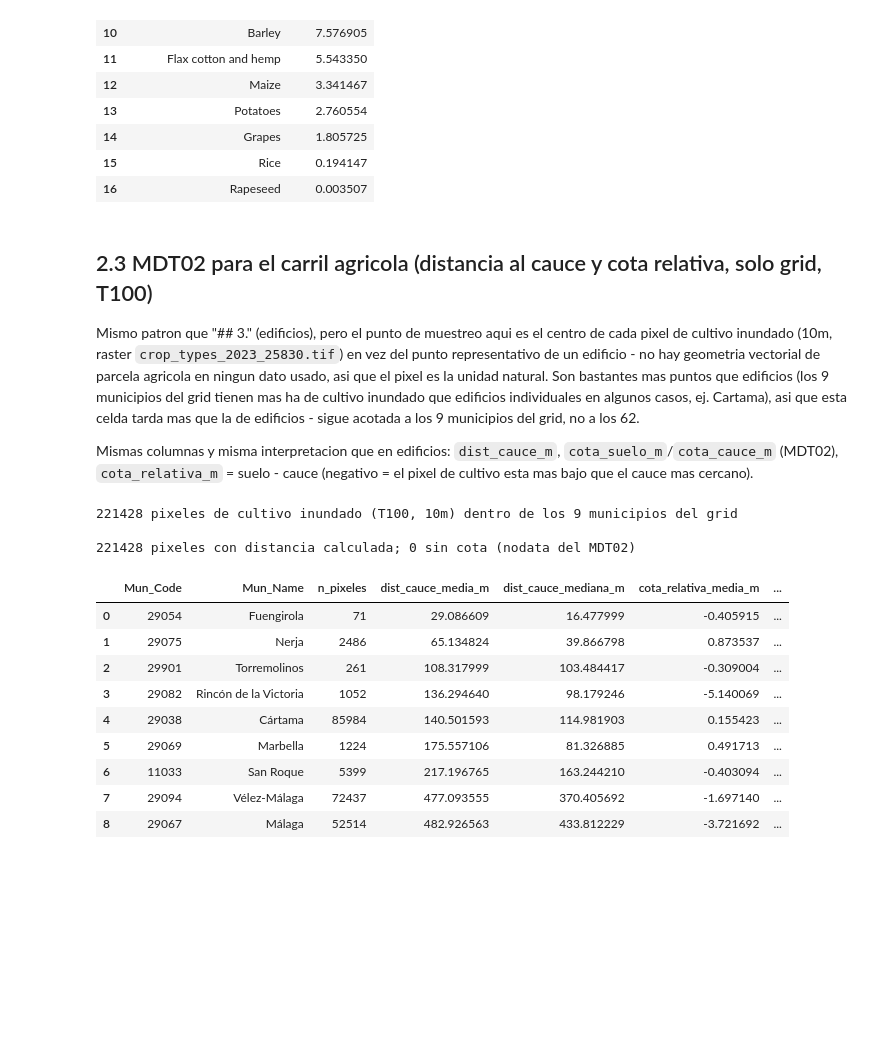
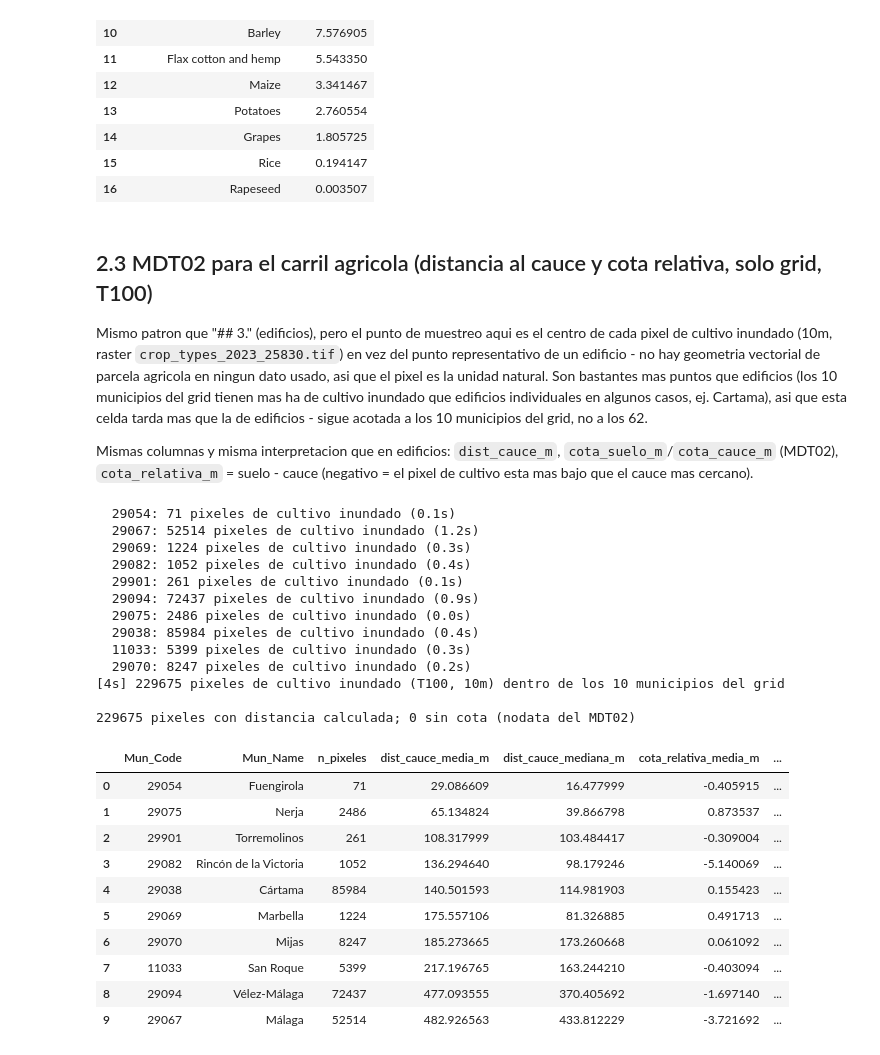
Before and after one commit to juanzotes/costa-del-sol-flood-risk, a Jupyter notebook: 2_indicators.ipynb, the cells around one changed output. Cells and saved outputs as stored; diff of their text form; code cells hidden in the pictures; blank space fills up the shorter version.

```diff
--- a/2_indicators.ipynb
+++ b/2_indicators.ipynb
@@ -1284,13 +1326,14 @@ EAD total por tipo de cultivo (sumado en las 3 comarcas) - que cultivo concentra
 # %% [markdown]
 ## 2.3 MDT02 para el carril agricola (distancia al cauce y cota relativa, solo grid, T100)
 
-Mismo patron que "## 3." (edificios), pero el punto de muestreo aqui es el centro de cada pixel de cultivo inundado (10m, raster `crop_types_2023_25830.tif`) en vez del punto representativo de un edificio - no hay geometria vectorial de parcela agricola en ningun dato usado, asi que el pixel es la unidad natural. Son bastantes mas puntos que edificios (los 9 municipios del grid tienen mas ha de cultivo inundado que edificios individuales en algunos casos, ej. Cartama), asi que esta celda tarda mas que la de edificios - sigue acotada a los 9 municipios del grid, no a los 62.
+Mismo patron que "## 3." (edificios), pero el punto de muestreo aqui es el centro de cada pixel de cultivo inundado (10m, raster `crop_types_2023_25830.tif`) en vez del punto representativo de un edificio - no hay geometria vectorial de parcela agricola en ningun dato usado, asi que el pixel es la unidad natural. Son bastantes mas puntos que edificios (los 10 municipios del grid tienen mas ha de cultivo inundado que edificios individuales en algunos casos, ej. Cartama), asi que esta celda tarda mas que la de edificios - sigue acotada a los 10 municipios del grid, no a los 62.
 
 Mismas columnas y misma interpretacion que en edificios: `dist_cauce_m`, `cota_suelo_m`/`cota_cauce_m` (MDT02), `cota_relativa_m` = suelo - cauce (negativo = el pixel de cultivo esta mas bajo que el cauce mas cercano).
 # %%
 import shapely
+import time
 
-GRID_MUNICIPIOS_FINALES = ["29054", "29067", "29069", "29082", "29901", "29094", "29075", "29038", "11033"]
+GRID_MUNICIPIOS_FINALES = ["29054", "29067", "29069", "29082", "29901", "29094", "29075", "29038", "11033", "29070"]  # + Mijas
 PERIODO_MDT = "t100"
 NODATA_MDT = -32767
 
@@ -1307,24 +1350,31 @@ CROP_EXCLUDE = {0, 65535}
 cauce = gpd.read_file(PROCESSED_DIR / "hi_tramocurso_l_25830.gpkg")[["ficticio", "geometry"]]
 cauce = cauce[~cauce["ficticio"]].reset_index(drop=True)
 
+# Prints de progreso por municipio (mismo motivo que en la celda de edificios: sin
+# esto no hay ninguna senal de por donde va el bucle hasta que termina del todo).
+t0 = time.time()
 pix_rows = []
 with rasterio.open(PROCESSED_DIR / "crop_types_2023_25830.tif") as crop_src:
     for mc in GRID_MUNICIPIOS_FINALES:
+        t_mc = time.time()
         geom = flood_geoms.get((mc, PERIODO_MDT))
         if geom is None:
+            print(f"  {mc}: sin geometria de inundacion T100, se salta")
             continue
         arr, transform = rio_mask(crop_src, [geom], crop=True, filled=True, nodata=65535)
         band = arr[0]
         valid = ~np.isin(band, list(CROP_EXCLUDE))
         rr, cc = np.where(valid)
         if len(rr) == 0:
+            print(f"  {mc}: 0 pixeles de cultivo inundado ({time.time()-t_mc:.1f}s)")
             continue
         xs, ys = rasterio.transform.xy(transform, rr, cc)
         for x, y, v in zip(xs, ys, band[rr, cc]):
             pix_rows.append({"Mun_Code": mc, "cultivo": CROPTYPES_LEGEND.get(int(v), f"codigo_{int(v)}"), "x": x, "y": y})
+        print(f"  {mc}: {len(rr)} pixeles de cultivo inundado ({time.time()-t_mc:.1f}s)")
 
 crop_pts = pd.DataFrame(pix_rows)
-print(f"{len(crop_pts)} pixeles de cultivo inundado (T100, 10m) dentro de los 9 municipios del grid")
+print(f"[{time.time()-t0:.0f}s] {len(crop_pts)} pixeles de cultivo inundado (T100, 10m) dentro de los {len(GRID_MUNICIPIOS_FINALES)} municipios del grid")
 
 crop_pts_gdf = gpd.GeoDataFrame(
     crop_pts[["Mun_Code", "cultivo"]],
@@ -1369,35 +1419,46 @@ crop_pts["cota_cauce_m"] = crop_pts["cota_cauce_m"].replace(NODATA_MDT, np.nan)
 crop_pts["cota_relativa_m"] = crop_pts["cota_suelo_m"] - crop_pts["cota_cauce_m"]
 
 mdt_agricola = crop_pts[
     ["Mun_Code", "cultivo", "x", "y", "dist_cauce_m", "cota_suelo_m", "cota_cauce_m", "cota_relativa_m"]
 ]
 mdt_agricola.to_csv(PROCESSED_DIR / "mdt02_distancia_cota_agricola_grid_t100.csv", index=False)
 
 resumen_agricola = mdt_agricola.merge(admin_municipios[["Mun_Code", "Mun_Name"]], on="Mun_Code", how="left")
 resumen_agricola = resumen_agricola.groupby(["Mun_Code", "Mun_Name"]).agg(
     n_pixeles=("dist_cauce_m", "size"),
     dist_cauce_media_m=("dist_cauce_m", "mean"),
     dist_cauce_mediana_m=("dist_cauce_m", "median"),
     cota_relativa_media_m=("cota_relativa_m", "mean"),
     cota_relativa_mediana_m=("cota_relativa_m", "median"),
     pct_cota_relativa_negativa=("cota_relativa_m", lambda s: (s < 0).mean() * 100),
 ).reset_index().sort_values("dist_cauce_media_m").reset_index(drop=True)
 resumen_agricola.to_csv(PROCESSED_DIR / "mdt02_resumen_agricola_por_municipio_grid_t100.csv", index=False)
 
 n_sin_dato = mdt_agricola["cota_relativa_m"].isna().sum()
 print(f"\n{len(mdt_agricola)} pixeles con distancia calculada; {n_sin_dato} sin cota (nodata del MDT02)")
 display(resumen_agricola)
 # %% [output]
-221428 pixeles de cultivo inundado (T100, 10m) dentro de los 9 municipios del grid
+  29054: 71 pixeles de cultivo inundado (0.1s)
+  29067: 52514 pixeles de cultivo inundado (1.2s)
+  29069: 1224 pixeles de cultivo inundado (0.3s)
+  29082: 1052 pixeles de cultivo inundado (0.4s)
+  29901: 261 pixeles de cultivo inundado (0.1s)
+  29094: 72437 pixeles de cultivo inundado (0.9s)
+  29075: 2486 pixeles de cultivo inundado (0.0s)
+  29038: 85984 pixeles de cultivo inundado (0.4s)
+  11033: 5399 pixeles de cultivo inundado (0.3s)
+  29070: 8247 pixeles de cultivo inundado (0.2s)
+[4s] 229675 pixeles de cultivo inundado (T100, 10m) dentro de los 10 municipios del grid
 
-221428 pixeles con distancia calculada; 0 sin cota (nodata del MDT02)
+229675 pixeles con distancia calculada; 0 sin cota (nodata del MDT02)
 |  | Mun_Code | Mun_Name | n_pixeles | dist_cauce_media_m | dist_cauce_mediana_m | cota_relativa_media_m | ... |
 | 0 | 29054 | Fuengirola | 71 | 29.086609 | 16.477999 | -0.405915 | ... |
 | 1 | 29075 | Nerja | 2486 | 65.134824 | 39.866798 | 0.873537 | ... |
 | 2 | 29901 | Torremolinos | 261 | 108.317999 | 103.484417 | -0.309004 | ... |
 | 3 | 29082 | Rincón de la Victoria | 1052 | 136.294640 | 98.179246 | -5.140069 | ... |
 | 4 | 29038 | Cártama | 85984 | 140.501593 | 114.981903 | 0.155423 | ... |
 | 5 | 29069 | Marbella | 1224 | 175.557106 | 81.326885 | 0.491713 | ... |
-| 6 | 11033 | San Roque | 5399 | 217.196765 | 163.244210 | -0.403094 | ... |
-| 7 | 29094 | Vélez-Málaga | 72437 | 477.093555 | 370.405692 | -1.697140 | ... |
-| 8 | 29067 | Málaga | 52514 | 482.926563 | 433.812229 | -3.721692 | ... |
+| 6 | 29070 | Mijas | 8247 | 185.273665 | 173.260668 | 0.061092 | ... |
+| 7 | 11033 | San Roque | 5399 | 217.196765 | 163.244210 | -0.403094 | ... |
+| 8 | 29094 | Vélez-Málaga | 72437 | 477.093555 | 370.405692 | -1.697140 | ... |
+| 9 | 29067 | Málaga | 52514 | 482.926563 | 433.812229 | -3.721692 | ... |
```
Also changed, not shown: parts of 5 cells of this notebook, 6 other files.
